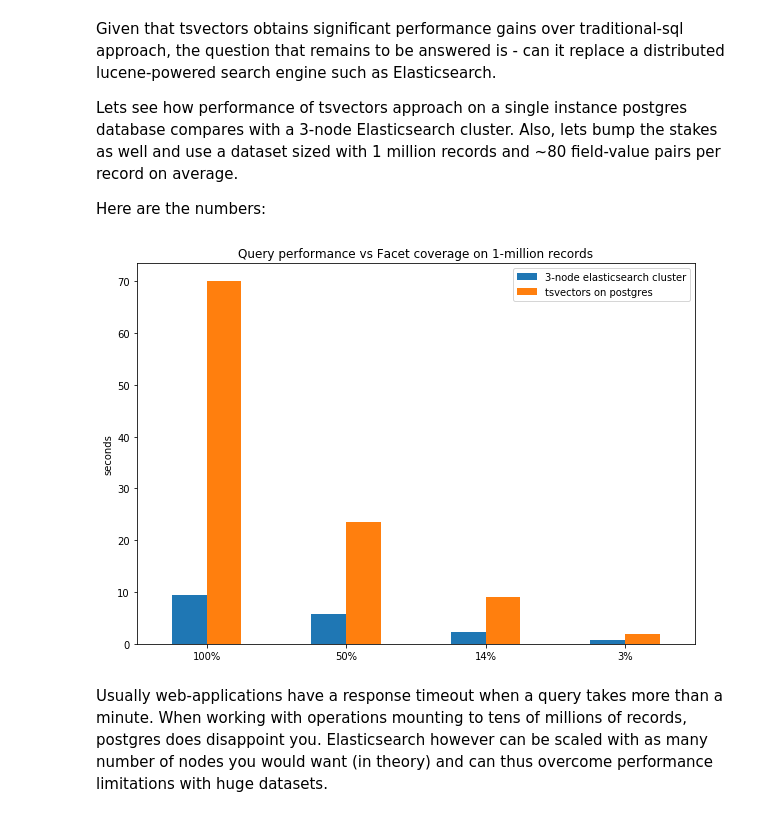
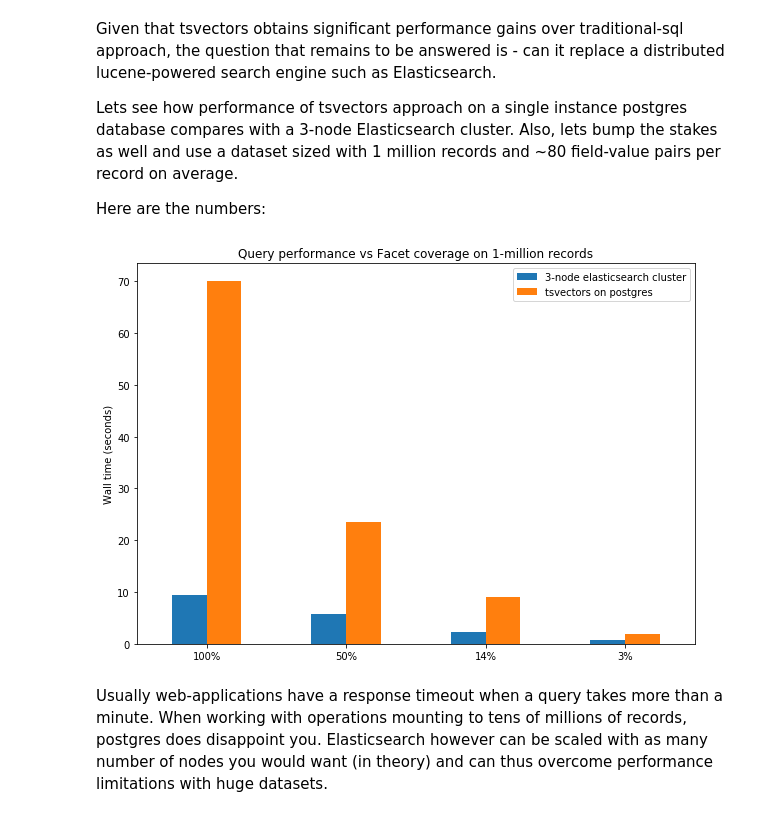
Before and after one commit to arbazkhan002/tech-case, a Jupyter notebook: facets-in-postgres/Faceted-search with postgres.ipynb, the cells around one changed output. Cells and saved outputs as stored; diff of their text form; code cells hidden in the pictures.

```diff
--- a/facets-in-postgres/Faceted-search with postgres.ipynb
+++ b/facets-in-postgres/Faceted-search with postgres.ipynb
@@ -191,13 +204,13 @@ Here are the numbers:
 # %%
 tsv_times = [70, 23.6, 9.0, 1.8]
 es_times = [9.5, 5.69, 2.23, 0.725]
 index = ['100%', '50%', '14%', '3%']
 df = pd.DataFrame({'tsvectors on postgres': tsv_times, '3-node elasticsearch cluster': es_times}, index=index)
 ax = df.plot.bar(rot=0, figsize=(10, 7))
-ax.set_ylabel('seconds')
+ax.set_ylabel('Wall time (seconds)')
 _ = ax.set_title('Query performance vs Facet coverage on 1-million records')
 # %% [output]
-[figure, old version]
+[figure, new version]
 # %% [markdown]
 Usually web-applications have a response timeout when a query takes more than a minute. When working with operations mounting to tens of millions of records, postgres does disappoint you. Elasticsearch however can be scaled with as many number of nodes you would want (in theory) and can thus overcome performance limitations with huge datasets.
 # %% [markdown]
```
Also changed, not shown: parts of 11 cells of this notebook.
